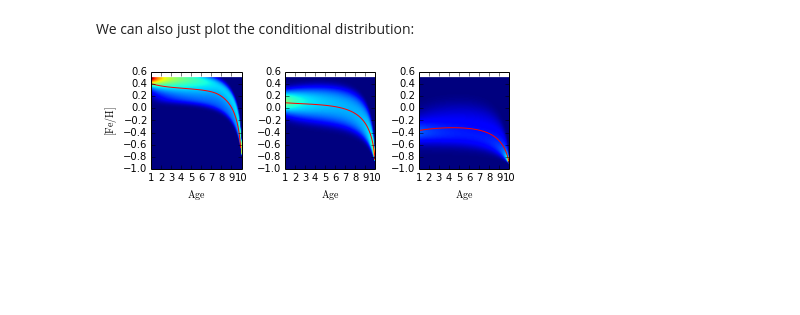
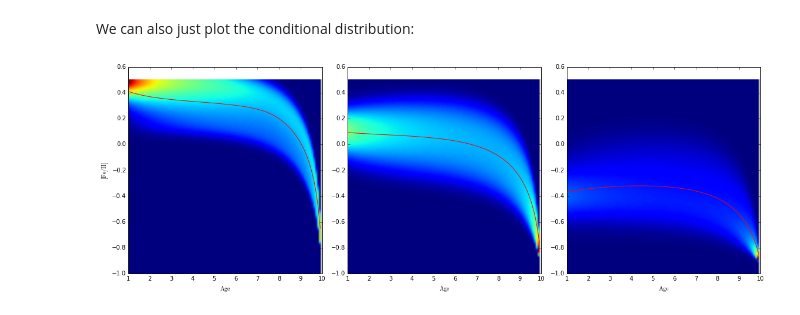
Before and after one commit to jobovy/simple-blurring-churning, a Jupyter notebook: blurring-churning-example.ipynb, the cells around one changed output. Cells and saved outputs as stored; diff of their text form; code cells hidden in the pictures; blank space fills up the shorter version.

```diff
--- a/blurring-churning-example.ipynb
+++ b/blurring-churning-example.ipynb
@@ -260,19 +265,21 @@ tight_layout()
 # %% [markdown]
 We can also just plot the conditional distribution:
 # %%
+figsize(16,6)
 subplot(1,3,1)
 imshow((pAgeFehc4/numpy.tile(numpy.nansum(pAgeFehc4,axis=1),(len(tfehs),1)).T).T,origin='lower',cmap='jet',extent=[tages[0],tages[-1],tfehs[0],tfehs[-1]],aspect=(tages[-1]-tages[0])/(tfehs[-1]-tfehs[0]))
 plot(tages,numpy.nansum(pAgeFehc4*tfehs,axis=1)/numpy.nansum(pAgeFehc4,axis=1),color='r')
 xlabel(r'$\mathrm{Age}$')
 ylabel(r'$[\mathrm{Fe/H}]$')
 subplot(1,3,2)
 imshow((pAgeFehc8/numpy.tile(numpy.nansum(pAgeFehc8,axis=1),(len(tfehs),1)).T).T,origin='lower',cmap='jet',extent=[tages[0],tages[-1],tfehs[0],tfehs[-1]],aspect=(tages[-1]-tages[0])/(tfehs[-1]-tfehs[0]))
 plot(tages,numpy.nansum(pAgeFehc8*tfehs,axis=1)/numpy.nansum(pAgeFehc8,axis=1),color='r')
 xlabel(r'$\mathrm{Age}$')
 subplot(1,3,3)
 imshow((pAgeFehc14/numpy.tile(numpy.nansum(pAgeFehc14,axis=1),(len(tfehs),1)).T).T,origin='lower',cmap='jet',extent=[tages[0],tages[-1],tfehs[0],tfehs[-1]],aspect=(tages[-1]-tages[0])/(tfehs[-1]-tfehs[0]))
 plot(tages,numpy.nansum(pAgeFehc14*tfehs,axis=1)/numpy.nansum(pAgeFehc14,axis=1),color='r')
 xlabel(r'$\mathrm{Age}$')
 tight_layout()
+figsize(8,6)
 # %% [output]
-[figure, old version]
+[figure, new version]
```
Also changed, not shown: parts of 12 cells of this notebook.
